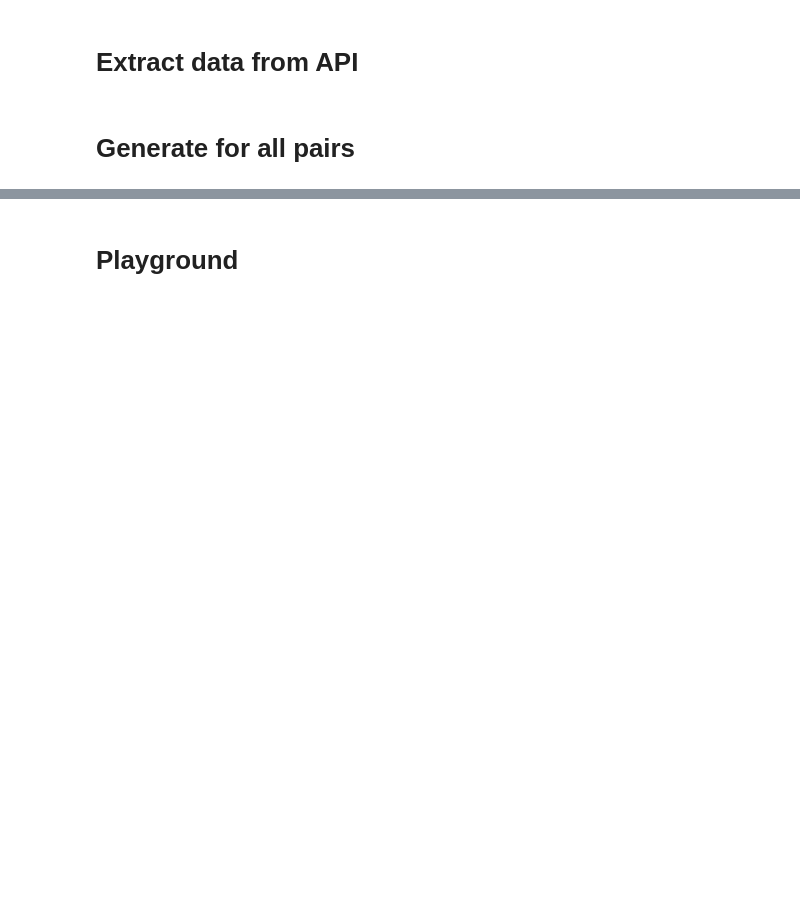
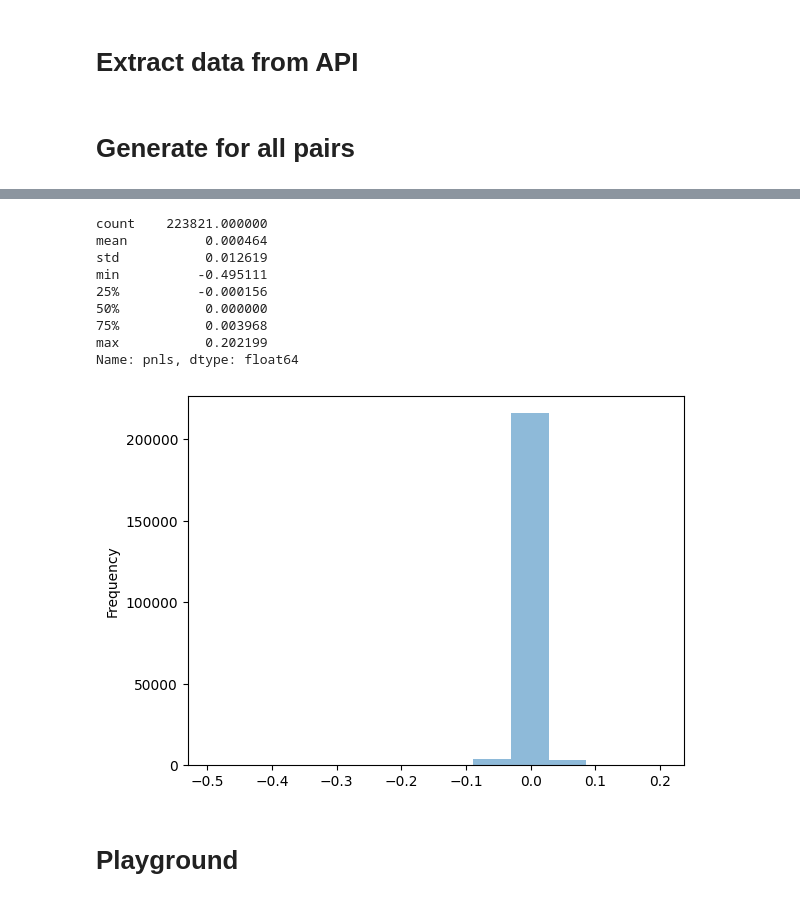
Before and after one commit to nishikaa/pair_trading, a Jupyter notebook: pair-trading-foundations/notebooks/Data/TrainData/TrainingDataGeneration.ipynb, the cells around one changed output, grey strips where cells are left out. Saved outputs shown, nothing was run; the diff lists cells and outputs as text; code cells hidden in the pictures; blank space fills up the shorter version.

Commit message:
updated data gen nb

```diff
--- a/pair-trading-foundations/notebooks/Data/TrainData/TrainingDataGeneration.ipynb
+++ b/pair-trading-foundations/notebooks/Data/TrainData/TrainingDataGeneration.ipynb
@@ -46,8 +48,25 @@ data = data[data.Ticker.isin(stock_to_keep)]
 # %% [markdown]
 # Generate for all pairs
 # %%
-tickers = list(set(data.Ticker.values))
-combinations = list(itertools.combinations(tickers, 2))
-len(combinations)
-batches = list(chunker(combinations, 1000))
+"""
+Uncomment the chunk below to get pairs for random combinations
+"""
+# tickers = list(set(data.Ticker.values))
+# combinations = list(itertools.combinations(tickers, 2))
+# len(combinations)
+# batches = list(chunker(combinations, 1000))
+
+"""
+Uncomment the chunk below to get pairs from clustering (Option1)
+"""
+# Load pairs found from Clustering
+clustering_pairs = pd.read_csv('../../Outputs/pairs_found_by_clustering.csv')
+
+# # Make sure the stock has full history
+# clustering_pairs = clustering_pairs[
+#                     clustering_pairs.ticker1.isin(stock_to_keep) &
+#                     clustering_pairs.ticker2.isin(stock_to_keep)
+#                     ].reset_index(drop=True)
+combinations = [(clustering_pairs.ticker1[i], clustering_pairs.ticker2[i]) for i in range(clustering_pairs.shape[0])]
+batches = list(chunker(combinations, 50))
 # %%
@@ -59,19 +78,19 @@ len(data)
 from importlib import reload
 # import data_generation
 # reload(data_generation)
-from data_generation import ExecutePairTrading, generate_training_data
 
 i = 0
 for batch in batches:
     start_ts=time()
     print(f'Getting {i+1}th out of {len(batches)} batches')
-    max_pairs = 1
+    max_pairs = -1
     features_tb, labels_tb = generate_training_data(
         data=data,
+        sp500_df=spy_df,
         moving_average=60,
         training_len=300,
         test_len=60,
-        entry_signal=2,
+        entry_signal=1.5,
         exit_signal=0.5,
         calculate_label=True,
         verbose=False,
@@ -80,11 +99,8 @@ for batch in batches:
     )
     combined = pd.merge(features_tb, labels_tb, how='left', on=['Date', 'Ticker_P1','Ticker_P2']).reset_index(drop=True)
     combined = combined[combined.pnls.notnull()].reset_index(drop=True)
-    # combined.to_csv(f'./Generated/pair_features_{i+1}_pairs{max_pairs}_300_60.csv', index=False)
+    combined.to_csv(f'../../Data/Generated/pair_features_cluster_pair_{i+1}th_batch_300_60.csv', index=False)
     end_ts = time()
     print(f"Took {end_ts - start_ts} seconds")
     i+=1
-    break
-
-len(combined)
 combined
@@ -91,5 +144,15 @@ combined
 # %%
-labels_tb
-labels_tb = labels_tb.dropna()
-labels_tb.pnls.plot.hist(bins=12, alpha=0.5)
-labels_tb.pnls.describe()
+combined = labels_tb.dropna()
+combined.pnls.plot.hist(bins=12, alpha=0.5)
+combined.pnls.describe()
+# %% [output]
+count    223821.000000
+mean          0.000464
+std           0.012619
+min          -0.495111
+25%          -0.000156
+50%           0.000000
+75%           0.003968
+max           0.202199
+Name: pnls, dtype: float64
+[figure, added]
```
Also changed, not shown: parts of 10 cells of this notebook, 4 other files.
